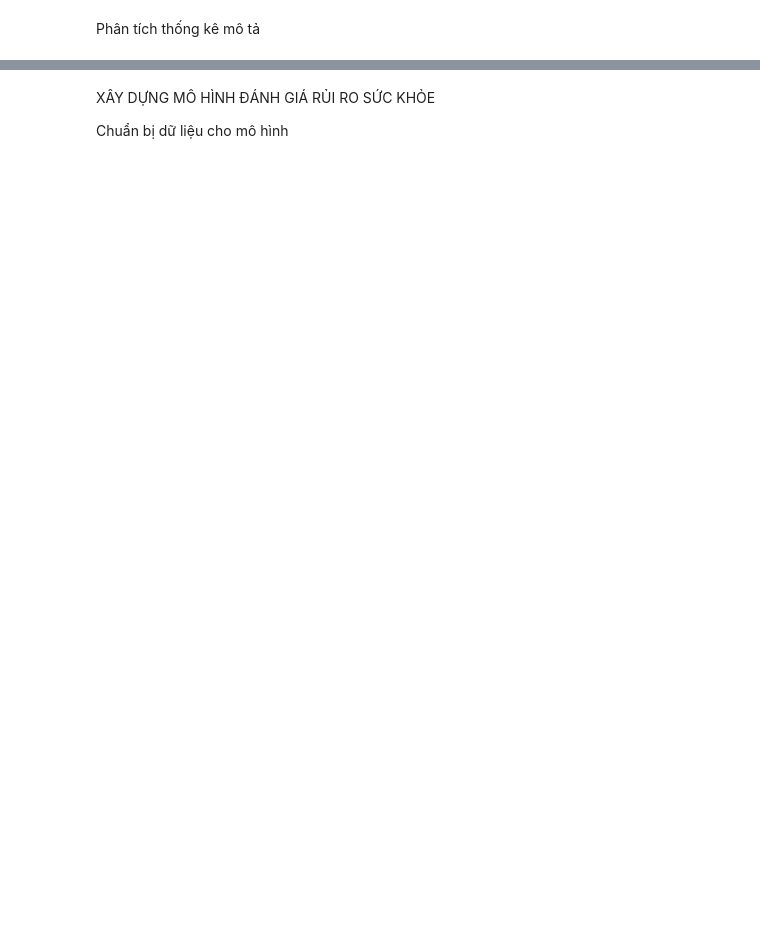
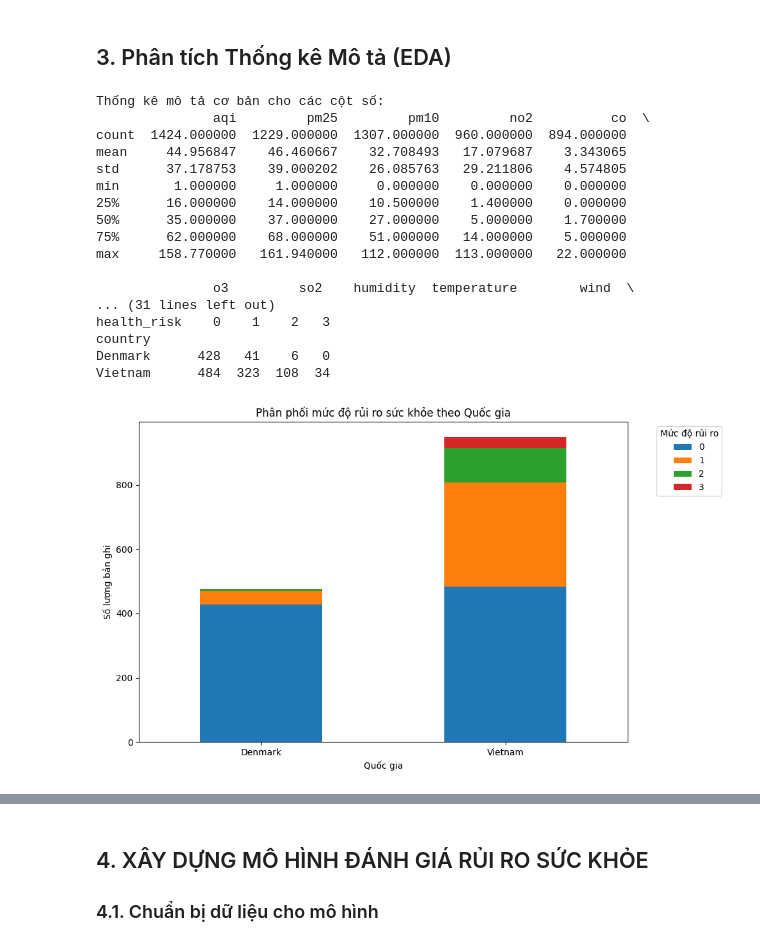
Before and after one commit to mkhoi2004/GIS, a Jupyter notebook: Model_TinhChiSo.ipynb, the cells around one changed output, grey strips where cells are left out. Drawn from its saved outputs; the diff is of its cells as text; code cells hidden in the pictures; blank space fills up the shorter version.

```diff
--- a/Model_TinhChiSo.ipynb
+++ b/Model_TinhChiSo.ipynb
@@ -75,2 +188,2 @@ df['o3_level'] = df['o3'].apply(lambda x: categorize_pollutant(x, o3_thresholds)
 # %% [markdown]
- Phân tích thống kê mô tả
+## 3. Phân tích Thống kê Mô tả (EDA)
@@ -86,0 +190,53 @@ best_cities = df[df['aqi'] > 0].sort_values('aqi').head(10)
+# %%
+# Thống kê cơ bản cho các cột số
+print("\nThống kê mô tả cơ bản cho các cột số:")
+print(df[numeric_cols + ['health_risk']].describe())
+
+# Thống kê cơ bản theo quốc gia
+print("\nGiá trị trung bình các chỉ số theo quốc gia:")
+stats_by_country = df.groupby('country')[numeric_cols].mean()
+print(stats_by_country)
+
+# Tính tỷ lệ các mức rủi ro sức khỏe theo quốc gia
+print("\nPhân phối mức độ rủi ro theo quốc gia:")
+risk_distribution = df.groupby(['country', 'health_risk']).size().unstack(fill_value=0)
+print(risk_distribution)
+risk_distribution.plot(kind='bar', stacked=True, figsize=(10, 6))
+plt.title('Phân phối mức độ rủi ro sức khỏe theo Quốc gia')
+plt.xlabel('Quốc gia')
+plt.ylabel('Số lượng bản ghi')
+plt.xticks(rotation=0)
+plt.legend(title='Mức độ rủi ro', bbox_to_anchor=(1.05, 1), loc='upper left')
+plt.tight_layout()
+plt.show()
+
+# Tìm thành phố có mức ô nhiễm cao nhất và thấp nhất (dựa trên AQI)
+# Đảm bảo loại bỏ các giá trị AQI không hợp lệ (đã làm bằng dropna)
+worst_cities = df.sort_values('aqi', ascending=False).head(10)
+# Lấy các thành phố có aqi > 0 để tránh các giá trị 0 hoặc âm nếu có
+best_cities = df[df['aqi'] > 0].sort_values('aqi').head(10)
+
+print("\n10 Thành phố/Địa điểm có AQI cao nhất (ô nhiễm nhất):")
+print(worst_cities[['name', 'country', 'aqi', 'update_time']])
+
+print("\n10 Thành phố/Địa điểm có AQI thấp nhất (sạch nhất, AQI > 0):")
+print(best_cities[['name', 'country', 'aqi', 'update_time']])
+# %% [output]
+Thống kê mô tả cơ bản cho các cột số:
+               aqi         pm25         pm10         no2          co  \
+count  1424.000000  1229.000000  1307.000000  960.000000  894.000000
+mean     44.956847    46.460667    32.708493   17.079687    3.343065
+std      37.178753    39.000202    26.085763   29.211806    4.574805
+min       1.000000     1.000000     0.000000    0.000000    0.000000
+25%      16.000000    14.000000    10.500000    1.400000    0.000000
+50%      35.000000    37.000000    27.000000    5.000000    1.700000
+75%      62.000000    68.000000    51.000000   14.000000    5.000000
+max     158.770000   161.940000   112.000000  113.000000   22.000000
+
+               o3         so2    humidity  temperature        wind  \
+... (31 lines left out)
+health_risk    0    1    2   3
+country
+Denmark      428   41    6   0
+Vietnam      484  323  108  34
+[figure, added]
@@ -87,4 +260,4 @@ best_cities = df[df['aqi'] > 0].sort_values('aqi').head(10)
 # %% [markdown]
-XÂY DỰNG MÔ HÌNH ĐÁNH GIÁ RỦI RO SỨC KHỎE
+## 4. XÂY DỰNG MÔ HÌNH ĐÁNH GIÁ RỦI RO SỨC KHỎE
 
-Chuẩn bị dữ liệu cho mô hình
+### 4.1. Chuẩn bị dữ liệu cho mô hình
```
Also changed, not shown: parts of 17 cells of this notebook, 8 other files.
